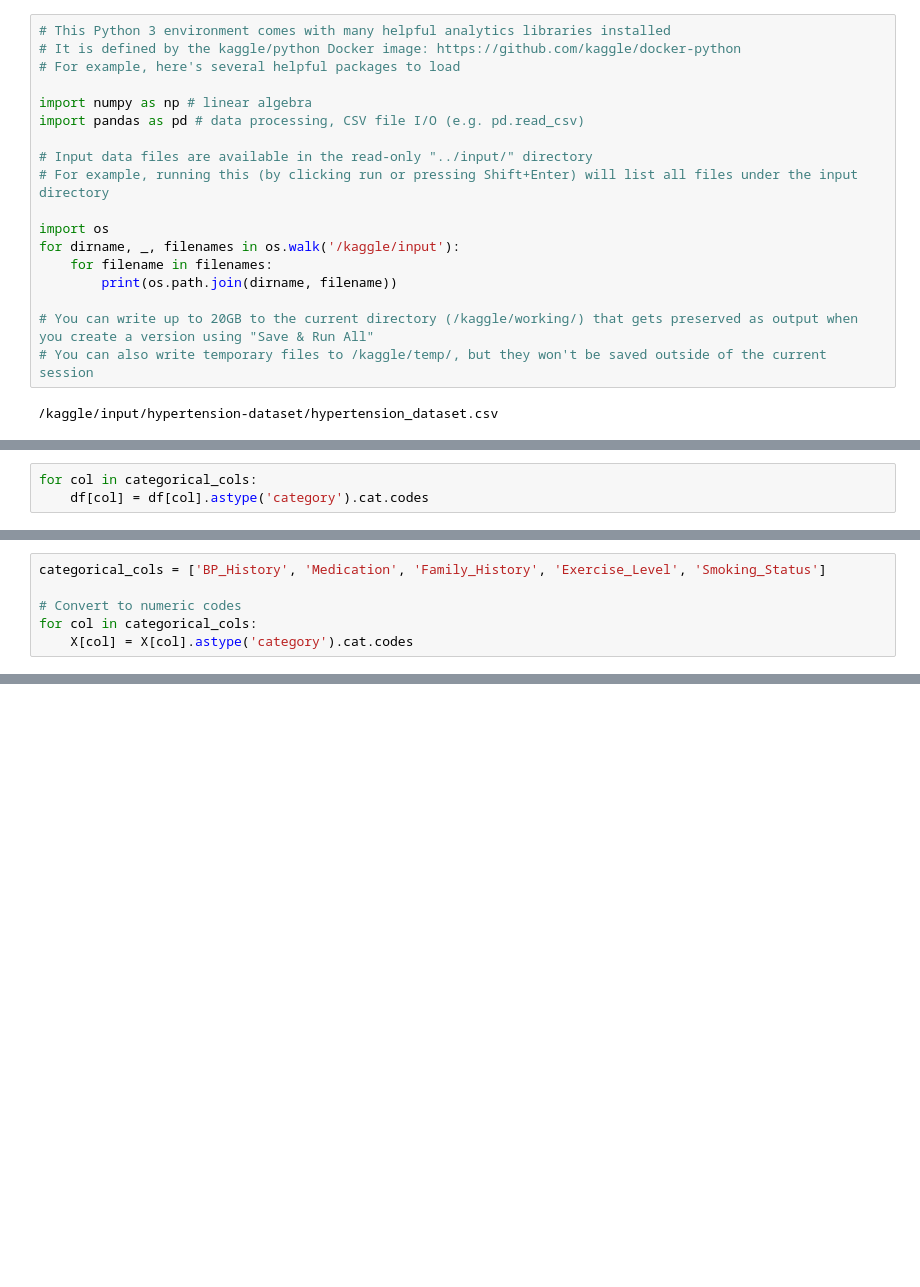
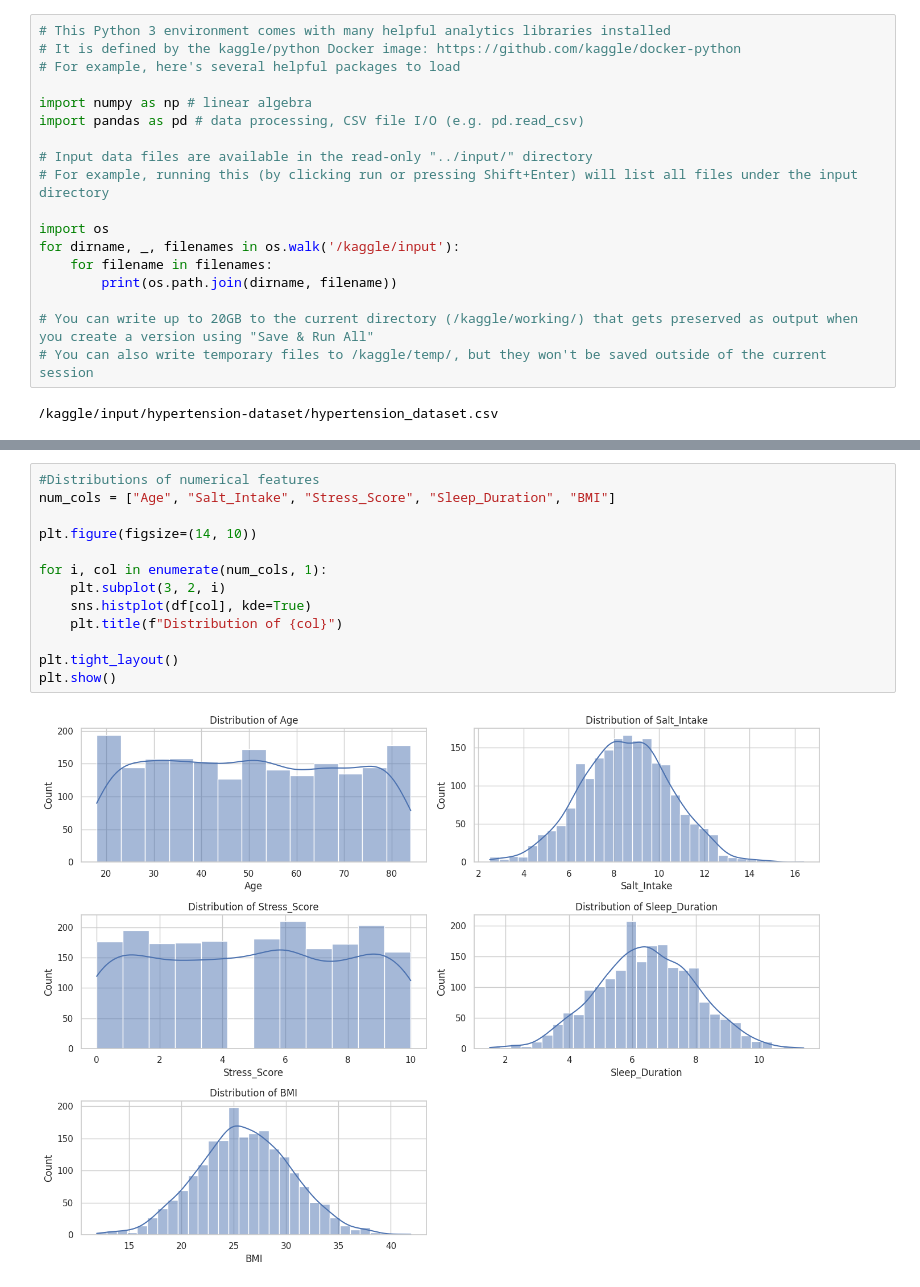
Before and after one commit to amoakogeorge1/Hypertension-Risk-Prediction-Among-Youth, a Jupyter notebook: hypertension-risk-prediction.ipynb, the cells around one changed output, grey strips where cells are left out. Drawn from its saved outputs; the diff is of its cells as text; blank space fills up the shorter version.

```diff
--- a/hypertension-risk-prediction.ipynb
+++ b/hypertension-risk-prediction.ipynb
@@ -132,3 +20,0 @@ Index(['BP_History', 'Medication', 'Family_History', 'Exercise_Level',
-# %%
-for col in categorical_cols:
-    df[col] = df[col].astype('category').cat.codes
@@ -267,6 +20,0 @@ memory usage: 87.4 KB
-# %%
-categorical_cols = ['BP_History', 'Medication', 'Family_History', 'Exercise_Level', 'Smoking_Status']
-
-# Convert to numeric codes
-for col in categorical_cols:
-    X[col] = X[col].astype('category').cat.codes
@@ -451,0 +161,15 @@ Further Research: Incorporate more granular data (e.g., diet, exercise patterns,
+# %%
+#Distributions of numerical features
+num_cols = ["Age", "Salt_Intake", "Stress_Score", "Sleep_Duration", "BMI"]
+
+plt.figure(figsize=(14, 10))
+
+for i, col in enumerate(num_cols, 1):
+    plt.subplot(3, 2, i)
+    sns.histplot(df[col], kde=True)
+    plt.title(f"Distribution of {col}")
+
+plt.tight_layout()
+plt.show()
+# %% [output]
+[figure, added]
```
Also changed, not shown: parts of 86 cells of this notebook.
